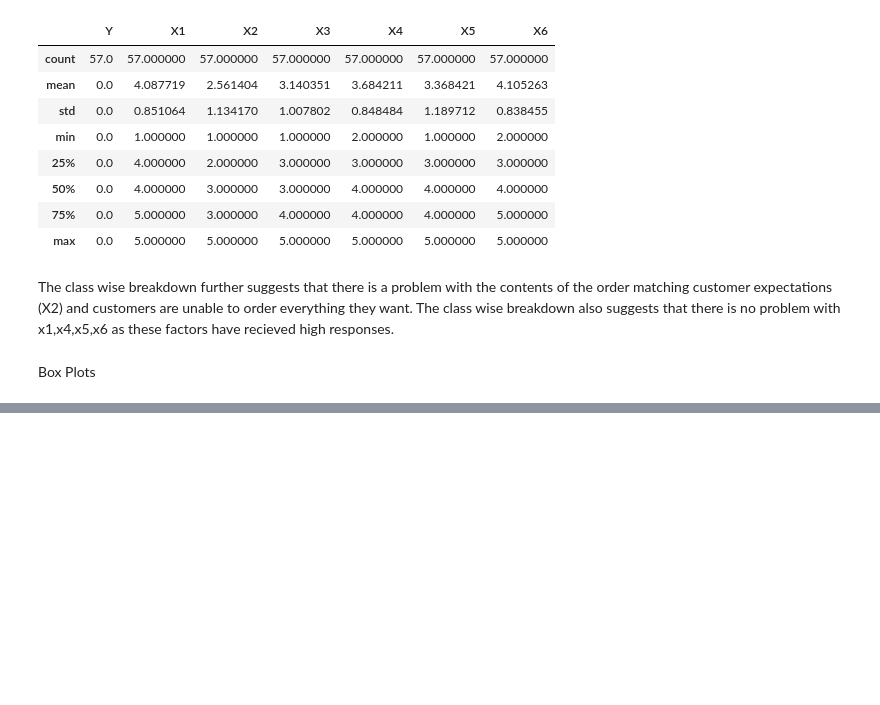
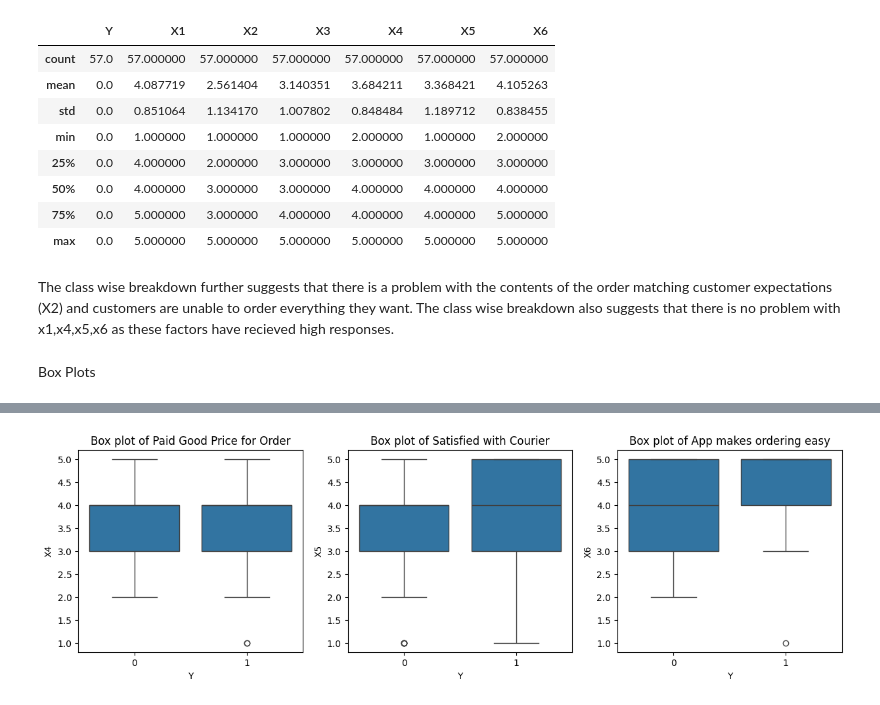
Before and after one commit to pranav-netizen/GzHmM9Jpdpfq0fdG, a Jupyter notebook: first-project-apziva.ipynb, the cells around one changed output, grey strips where cells are left out. Saved outputs shown, nothing was run; the diff lists cells and outputs as text; code cells hidden in the pictures; blank space fills up the shorter version.

```diff
--- a/first-project-apziva.ipynb
+++ b/first-project-apziva.ipynb
@@ -106,0 +106,14 @@ AttributeError: module 'matplotlib.pyplot' has no attribute 'subsplot'
+# %%
+plt.figure(figsize=(15,4))
+plt.subplot(1,3,1)
+sns.boxplot(x='Y',y='X4',data=data)
+plt.title('Box plot of Paid Good Price for Order')
+plt.subplot(1,3,2)
+sns.boxplot(x='Y',y='X5',data=data)
+plt.title('Box plot of Satisfied with Courier')
+plt.subplot(1,3,3)
+sns.boxplot(x='Y',y='X6',data=data)
+plt.title('Box plot of App makes ordering easy')
+plt.show()
+# %% [output]
+[figure, added]
```
Also changed, not shown: parts of 11 cells of this notebook.
